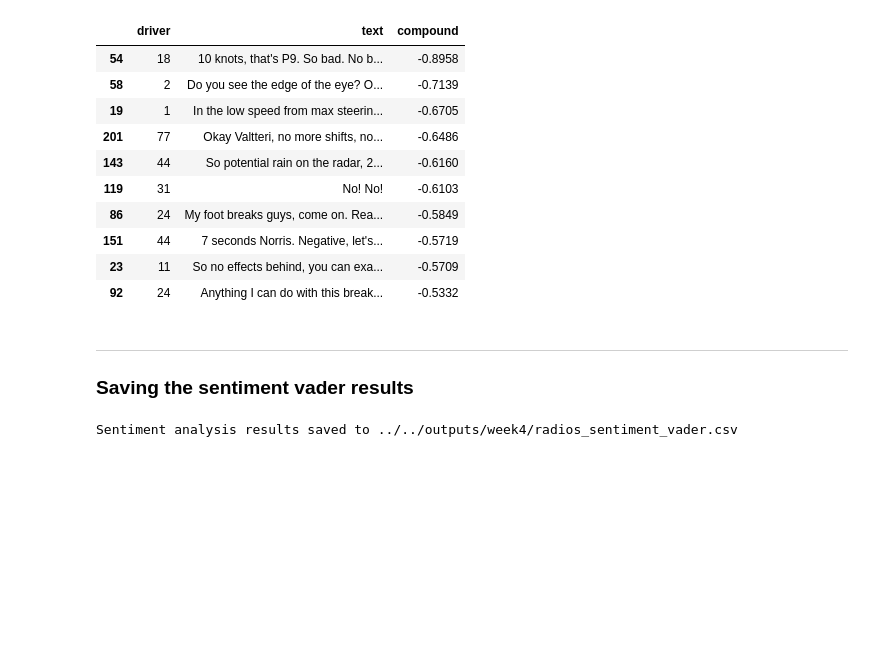
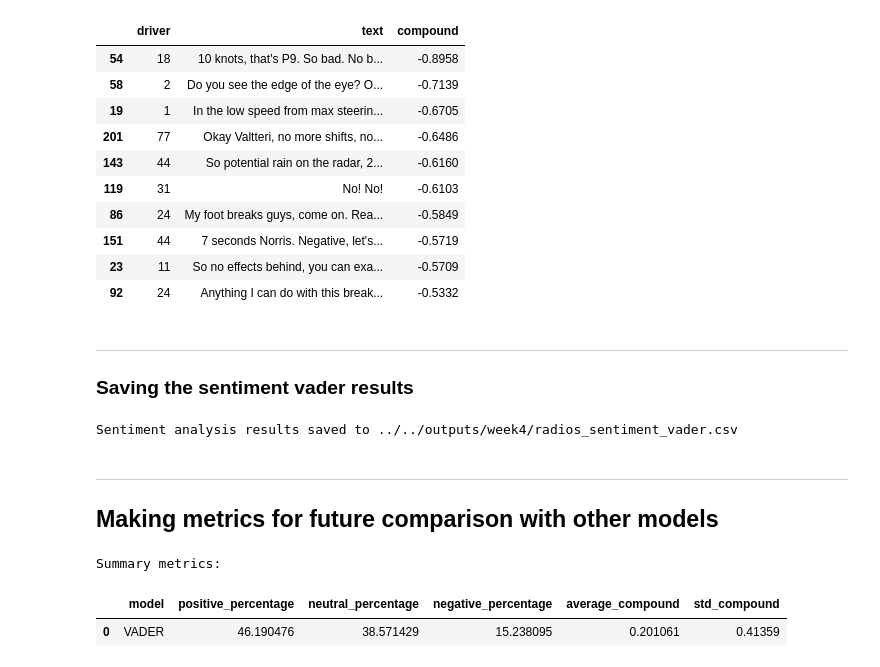
Before and after one commit to VforVitorio/F1_Strat_Manager, a Jupyter notebook: scripts/NLP_radio_processing/N02_sentiment_analysis.ipynb, the cells around one changed output. Drawn from its saved outputs; the diff is of its cells as text; code cells hidden in the pictures; blank space fills up the shorter version.

```diff
--- a/scripts/NLP_radio_processing/N02_sentiment_analysis.ipynb
+++ b/scripts/NLP_radio_processing/N02_sentiment_analysis.ipynb
@@ -224,3 +224,26 @@ radio_data.to_csv(output_path, index = False)
 print(f"Sentiment analysis results saved to {output_path}")
 # %% [output]
 Sentiment analysis results saved to ../../outputs/week4/radios_sentiment_vader.csv
+# %% [markdown]
+---
+
+## Making metrics for future comparison with other models
+# %%
+# Calculate metrics for future comparison with other models
+metrics = {
+    'model': 'VADER',
+    'positive_percentage': sentiment_counts.get('positive', 0) / len(radio_data) * 100,
+    'neutral_percentage': sentiment_counts.get('neutral', 0) / len(radio_data) * 100,
+    'negative_percentage': sentiment_counts.get('negative', 0) / len(radio_data) * 100,
+    'average_compound': radio_data['compound'].mean(),
+    'std_compound': radio_data['compound'].std()
+}
+
+metrics_df = pd.DataFrame([metrics])
+metrics_df.to_csv('../../outputs/week4/sentiment_metrics_vader.csv', index=False)
+print("Summary metrics:")
+metrics_df
+# %% [output]
+Summary metrics:
+|  | model | positive_percentage | neutral_percentage | negative_percentage | average_compound | std_compound |
+| 0 | VADER | 46.190476 | 38.571429 | 15.238095 | 0.201061 | 0.41359 |
```
Also changed, not shown: parts of 1 cell of this notebook, 1 other file.
